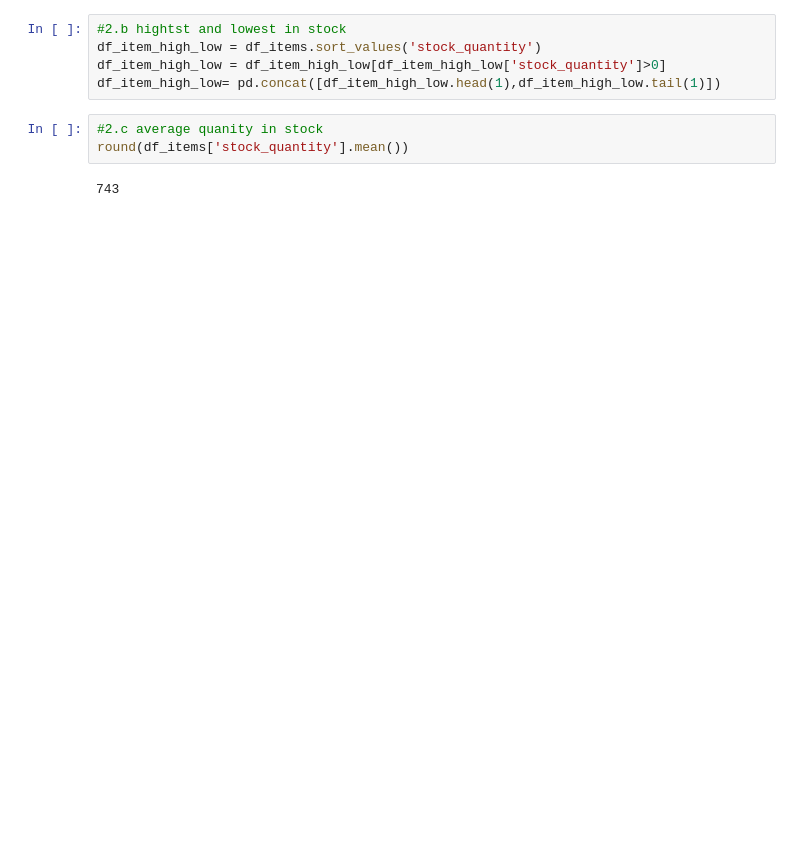
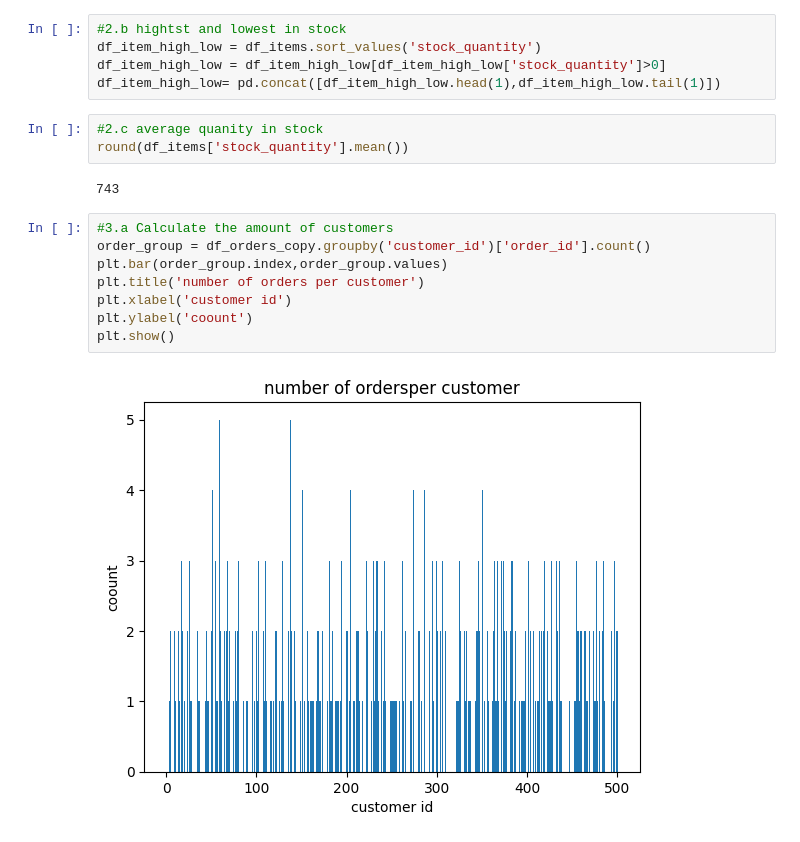
Before and after one commit to 66stella99/datasciencecoursera, a Jupyter notebook: python_lib_exam_stella.ipynb, the cells around one changed output. Drawn from its saved outputs; the diff is of its cells as text; blank space fills up the shorter version.

```diff
--- a/python_lib_exam_stella.ipynb
+++ b/python_lib_exam_stella.ipynb
@@ -247,3 +250,13 @@ df_item_high_low= pd.concat([df_item_high_low.head(1),df_item_high_low.tail(1)])
 round(df_items['stock_quantity'].mean())
 # %% [output]
 743
+# %%
+#3.a Calculate the amount of customers
+order_group = df_orders_copy.groupby('customer_id')['order_id'].count()
+plt.bar(order_group.index,order_group.values)
+plt.title('number of orders per customer')
+plt.xlabel('customer id')
+plt.ylabel('coount')
+plt.show()
+# %% [output]
+[figure, added]
```
Also changed, not shown: parts of 5 cells of this notebook.
